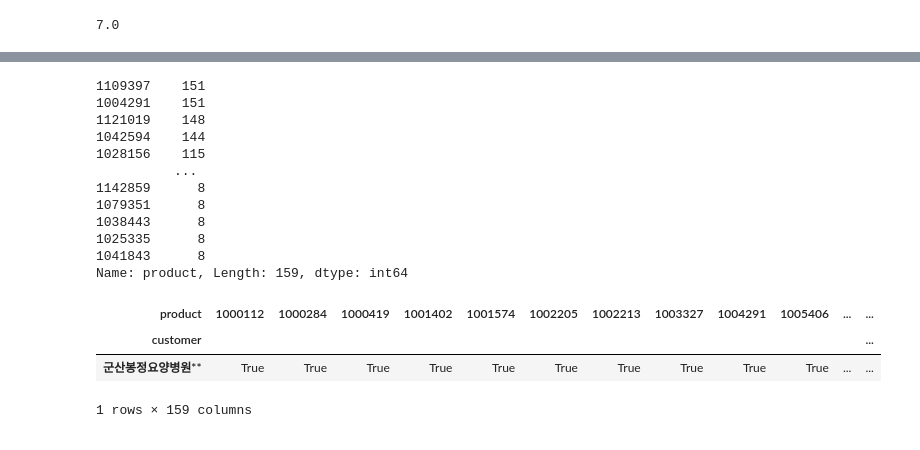
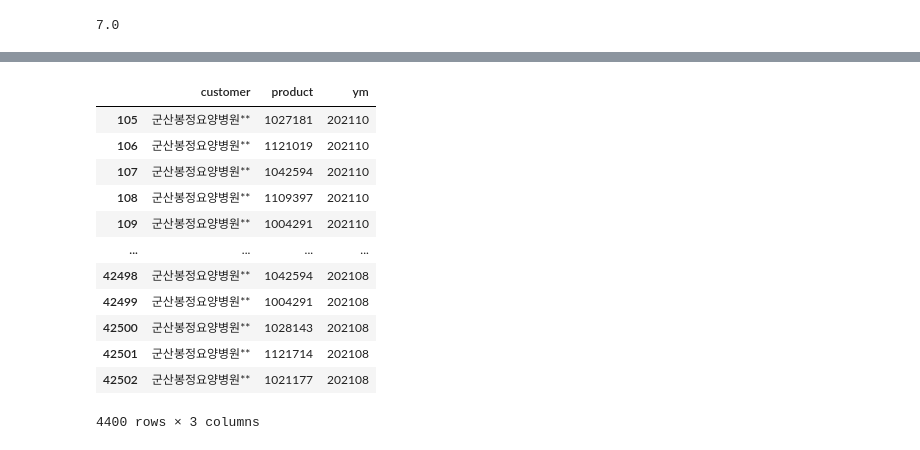
Before and after one commit to mellamonaranja/food_chain, a Jupyter notebook: src/apriori.ipynb, the cells around one changed output, grey strips where cells are left out. Drawn from its saved outputs; the diff is of its cells as text; code cells hidden in the pictures.

```diff
--- a/src/apriori.ipynb
+++ b/src/apriori.ipynb
@@ -104,10 +124,10 @@ print(max(lst_length), min(lst_length))
 364 285
 # %%
 months=str(int(max(df["ym"]))-int(2))
-gunsan_6months = gunsan[gunsan["ym"] >= months]
-# tgunsan_6months.groupby('ym').agg(list)
+gunsan_3months = gunsan[gunsan["ym"] >= months]
 # %%
-quantile_75=(gunsan_6months['product'].value_counts()).quantile(q=0.75)
+# Calculate quantile 0.75%
+quantile_75=(gunsan_3months['product'].value_counts()).quantile(q=0.75)
 quantile_75
 # %% [output]
 5.0
@@ -184,4 +200,7 @@ KeyboardInterrupt:
 ### Condition
 #### - Latest 6months
 #### - Over 75% of product quantile
+# %%
+months=str(int(max(df["ym"]))-int(5))
+gunsan_6months = gunsan[gunsan["ym"] >= months]
 # %%
@@ -211,24 +212,17 @@ gunsan_proprecessed
-# %%
-gunsan_proprecessed['product'].value_counts()
-# %% [output]
-1109397    151
-1004291    151
-1121019    148
-1042594    144
-1028156    115
-          ...
-1142859      8
-1079351      8
-1038443      8
-1025335      8
-1041843      8
-Name: product, Length: 159, dtype: int64
-# %%
-onehot_set2=gunsan_proprecessed.pivot_table(index='customer', columns='product', aggfunc=len, fill_value=0)
-onehot_set2=onehot_set2>0
-onehot_set2
-# %% [output]
-| product | 1000112 | 1000284 | 1000419 | 1001402 | 1001574 | 1002205 | 1002213 | 1003327 | 1004291 | 1005406 | ... | ... |
-| customer |  |  |  |  |  |  |  |  |  |  |  | ... |
-| 군산봉정요양병원** | True | True | True | True | True | True | True | True | True | True | ... | ... |
-1 rows × 159 columns
+# %%
+gunsan_proprecessed_6months=gunsan_6months[gunsan_6months['product'].map(gunsan_6months['product'].value_counts())>quantile_75]
+gunsan_proprecessed_6months
+# %% [output]
+|  | customer | product | ym |
+| 105 | 군산봉정요양병원** | 1027181 | 202110 |
+| 106 | 군산봉정요양병원** | 1121019 | 202110 |
+| 107 | 군산봉정요양병원** | 1042594 | 202110 |
+| 108 | 군산봉정요양병원** | 1109397 | 202110 |
+| 109 | 군산봉정요양병원** | 1004291 | 202110 |
+| ... | ... | ... | ... |
+| 42498 | 군산봉정요양병원** | 1042594 | 202108 |
+| 42499 | 군산봉정요양병원** | 1004291 | 202108 |
+| 42500 | 군산봉정요양병원** | 1028143 | 202108 |
+| 42501 | 군산봉정요양병원** | 1121714 | 202108 |
+| 42502 | 군산봉정요양병원** | 1021177 | 202108 |
+4400 rows × 3 columns
```
Also changed, not shown: parts of 20 cells of this notebook, 3 other files.
